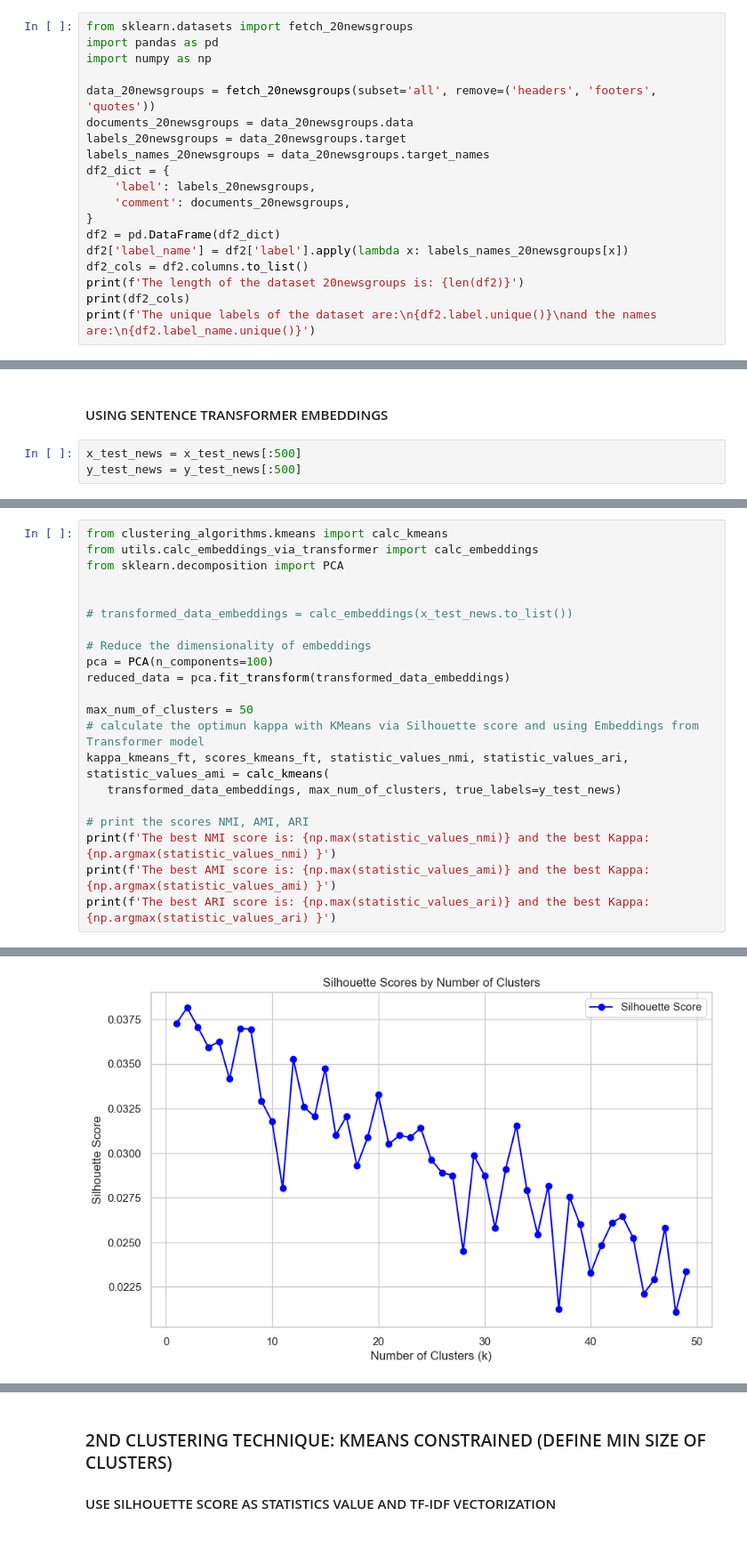
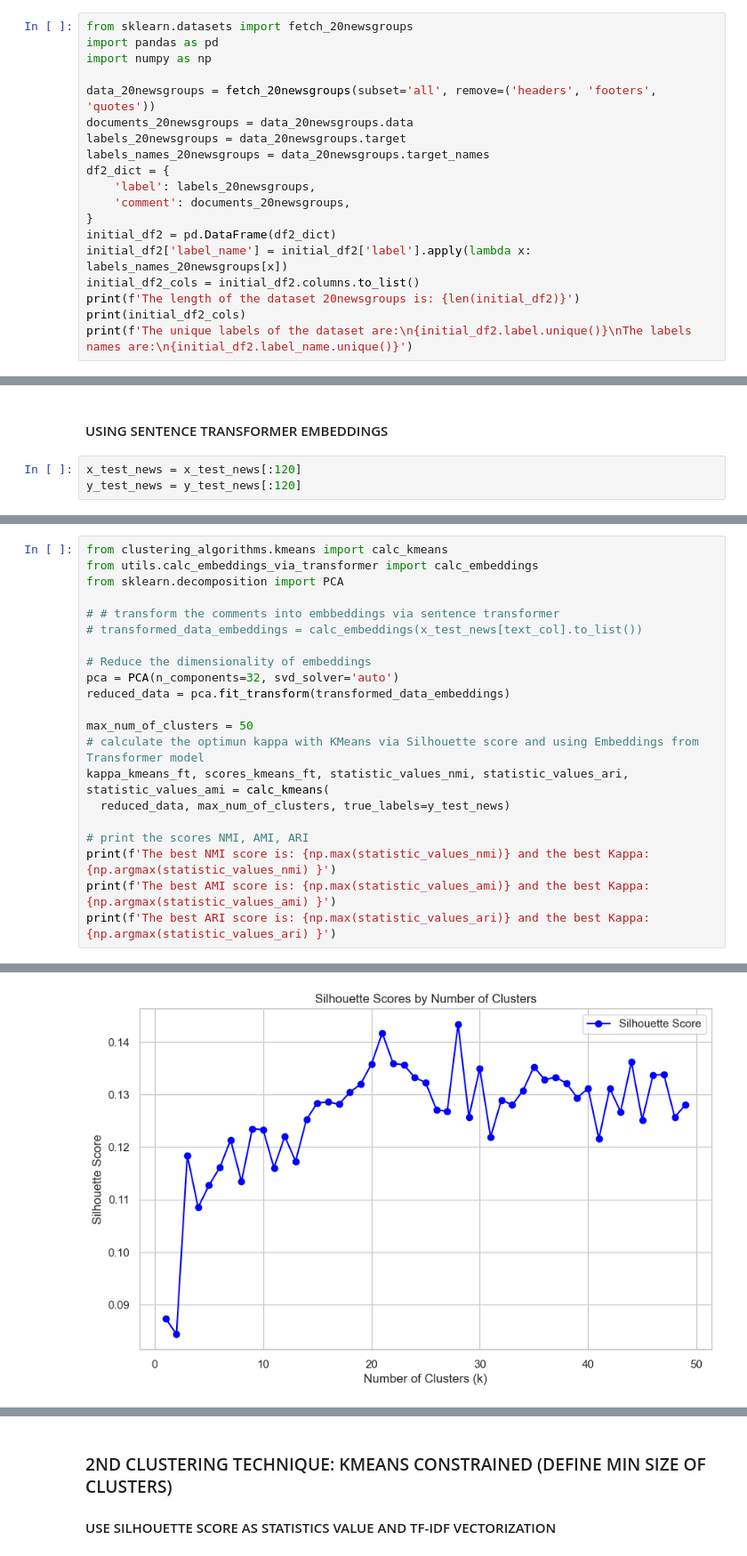
Before and after one commit to Rafimc13/LLM_Research_Topic_Modelling, a Jupyter notebook: Clustering_Techniques.ipynb, the cells around one changed output, grey strips where cells are left out. Shown: that part at 89% size. Saved outputs shown, nothing was run; the diff lists cells and outputs as text.

```diff
--- a/Clustering_Techniques.ipynb
+++ b/Clustering_Techniques.ipynb
@@ -286,12 +245,12 @@ df2_dict = {
     'label': labels_20newsgroups,
     'comment': documents_20newsgroups,
 }
-df2 = pd.DataFrame(df2_dict)
-df2['label_name'] = df2['label'].apply(lambda x: labels_names_20newsgroups[x])
-df2_cols = df2.columns.to_list()
-print(f'The length of the dataset 20newsgroups is: {len(df2)}')
-print(df2_cols)
-print(f'The unique labels of the dataset are:\n{df2.label.unique()}\nand the names are:\n{df2.label_name.unique()}')
+initial_df2 = pd.DataFrame(df2_dict)
+initial_df2['label_name'] = initial_df2['label'].apply(lambda x: labels_names_20newsgroups[x])
+initial_df2_cols = initial_df2.columns.to_list()
+print(f'The length of the dataset 20newsgroups is: {len(initial_df2)}')
+print(initial_df2_cols)
+print(f'The unique labels of the dataset are:\n{initial_df2.label.unique()}\nThe labels names are:\n{initial_df2.label_name.unique()}')
 # %% [output]
 The length of the dataset 20newsgroups is: 18846
 ['label', 'comment', 'label_name']
@@ -369,5 +351,5 @@ The optimum kappa based on Silhouette score is: 2
 # %% [markdown]
 #### USING SENTENCE TRANSFORMER EMBEDDINGS
 # %%
-x_test_news = x_test_news[:500]
-y_test_news = y_test_news[:500]
+x_test_news = x_test_news[:120]
+y_test_news = y_test_news[:120]
@@ -376,17 +366,17 @@ from clustering_algorithms.kmeans import calc_kmeans
 from utils.calc_embeddings_via_transformer import calc_embeddings
 from sklearn.decomposition import PCA
 
-
-# transformed_data_embeddings = calc_embeddings(x_test_news.to_list())
+# # transform the comments into embbeddings via sentence transformer
+# transformed_data_embeddings = calc_embeddings(x_test_news[text_col].to_list())
 
 # Reduce the dimensionality of embeddings
-pca = PCA(n_components=100)
+pca = PCA(n_components=32, svd_solver='auto')
 reduced_data = pca.fit_transform(transformed_data_embeddings)
 
 max_num_of_clusters = 50
 # calculate the optimun kappa with KMeans via Silhouette score and using Embeddings from Transformer model
 kappa_kmeans_ft, scores_kmeans_ft, statistic_values_nmi, statistic_values_ari, statistic_values_ami = calc_kmeans(
-   transformed_data_embeddings, max_num_of_clusters, true_labels=y_test_news)
+  reduced_data, max_num_of_clusters, true_labels=y_test_news)
 
 # print the scores NMI, AMI, ARI
 print(f'The best NMI score is: {np.max(statistic_values_nmi)} and the best Kappa: {np.argmax(statistic_values_nmi) }')
@@ -397 +387 @@ The optimum kappa based on Silhouette score is: 3
-[figure, old version]
+[figure, new version]
```
Also changed, not shown: parts of 11 cells of this notebook, 3 other files.
